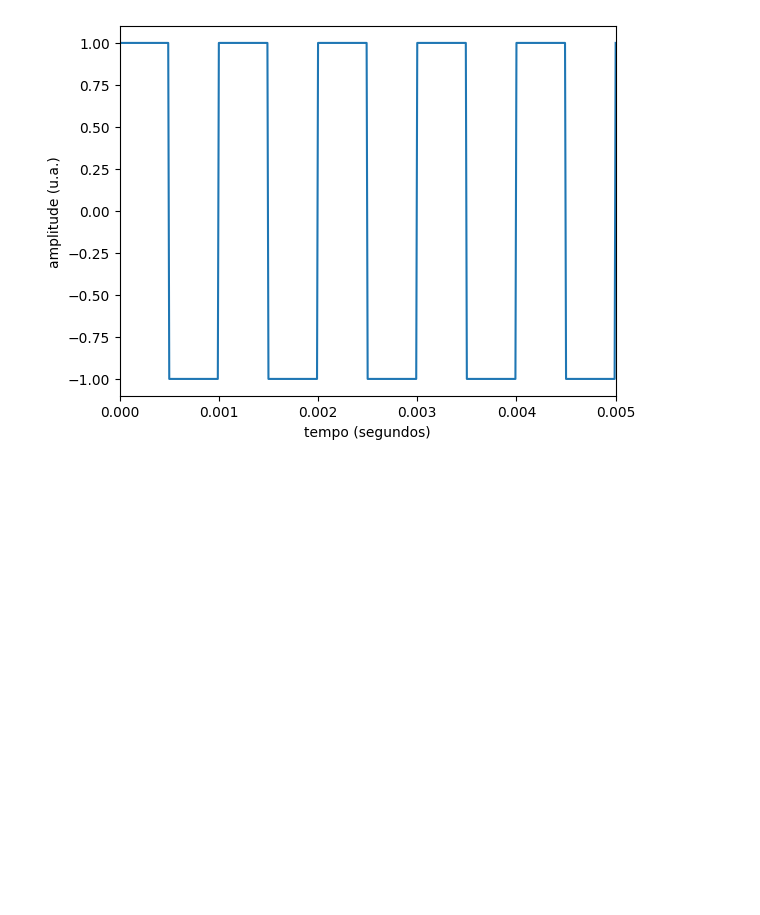
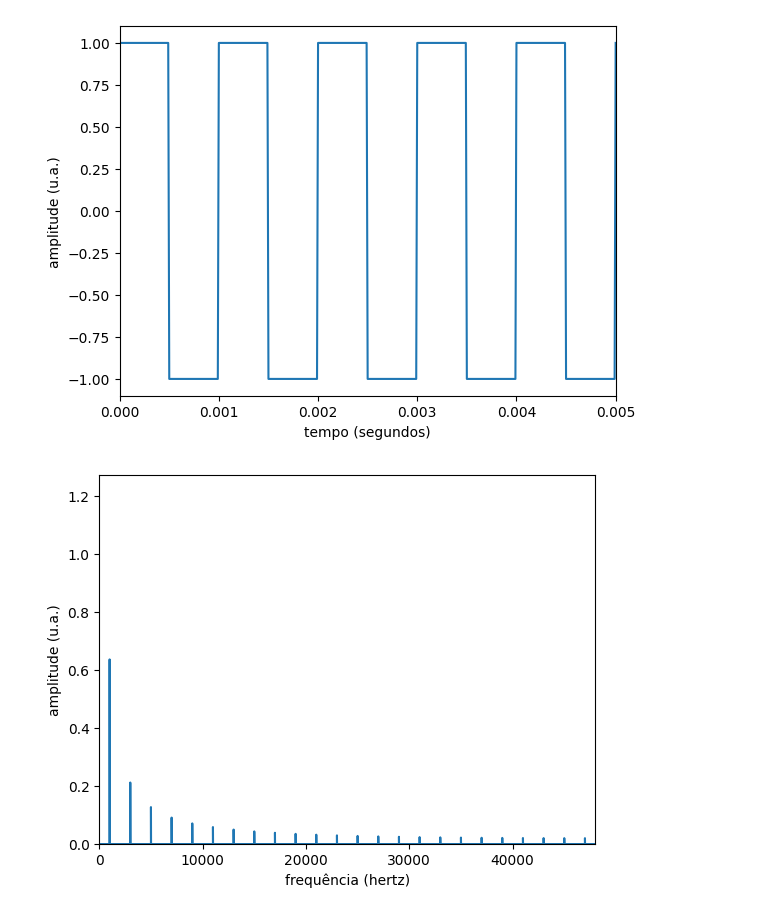
Before and after one commit to marcelo-m-filho/utfpr-el60c-jupyter, a Jupyter notebook: Baby's Second Python FFT.ipynb, the cells around one changed output. Saved outputs shown, nothing was run; the diff lists cells and outputs as text; code cells hidden in the pictures; blank space fills up the shorter version.

Commit message:
♻️ re-implemented signal, fft and filter methods with classes

```diff
--- a/Baby's Second Python FFT.ipynb
+++ b/Baby's Second Python FFT.ipynb
@@ -8,25 +8,3 @@ from scipy.fft import fft, fftfreq
 from dataclasses import dataclass
 # %% [markdown]
 2. Métodos geradores de funções
-# %%
-
-def gen_square_wave (seconds, sample_rate, frequency):
-    time        = np.linspace(0, seconds, sample_rate * seconds)
-    amplitude   = signal.square(2 * np.pi * frequency * time)
-    return time, amplitude
-
-def wave_plot(time, amplitude, frequency):
-    plt.plot(time, amplitude)
-    plt.axis((0, 5 / frequency, -1.1, 1.1))
-    plt.xlabel('tempo (segundos)')
-    plt.ylabel('amplitude (u.a.)')
-
-class SquareWave:
-    def __init__(self, seconds, sample_rate, frequency) -> None:
-        self.time, self.amplitude = gen_square_wave(seconds, sample_rate, frequency)
-        self.seconds = seconds
-        self.sample_rate = sample_rate
-        self.frequency = frequency
-
-    def plot (self):
-        wave_plot(self.time, self.amplitude, self.frequency)
@@ -38,3 +90,7 @@ square_wave = SquareWave(50, 96000, 1000)
 square_wave.plot()
 # %% [output]
 [figure]
+# %%
+square_wave.fft_plot()
+# %% [output]
+[figure, added]
```
Also changed, not shown: parts of 6 cells of this notebook.
